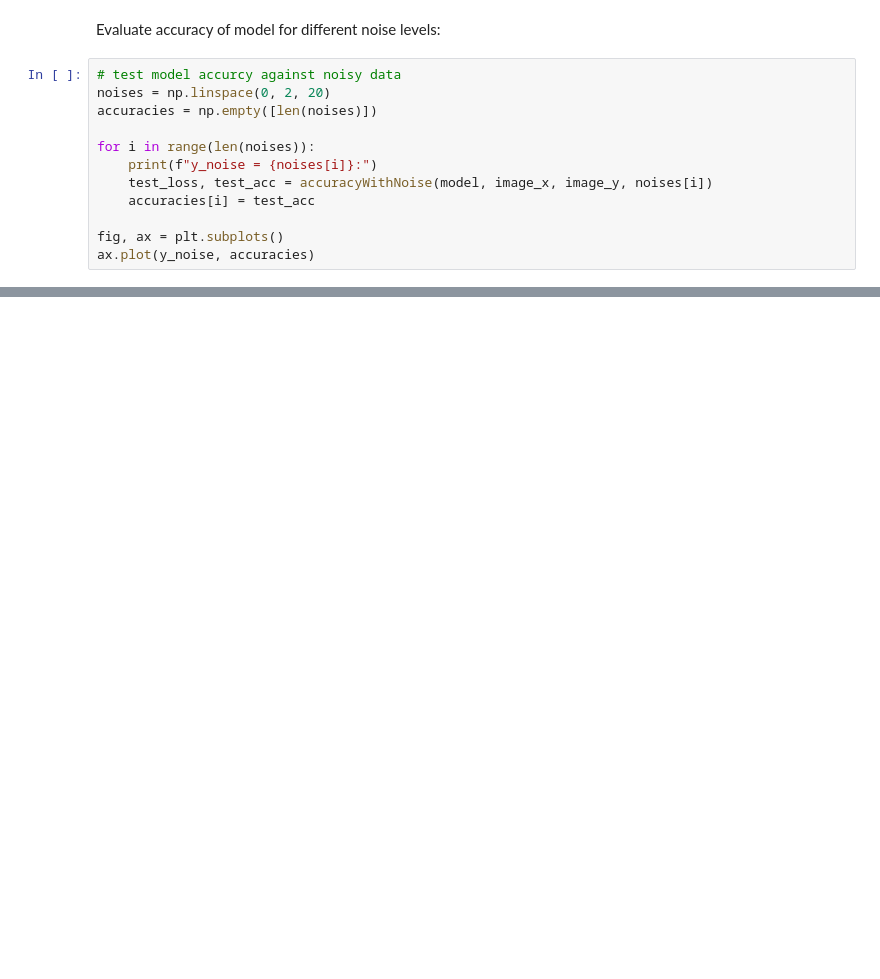
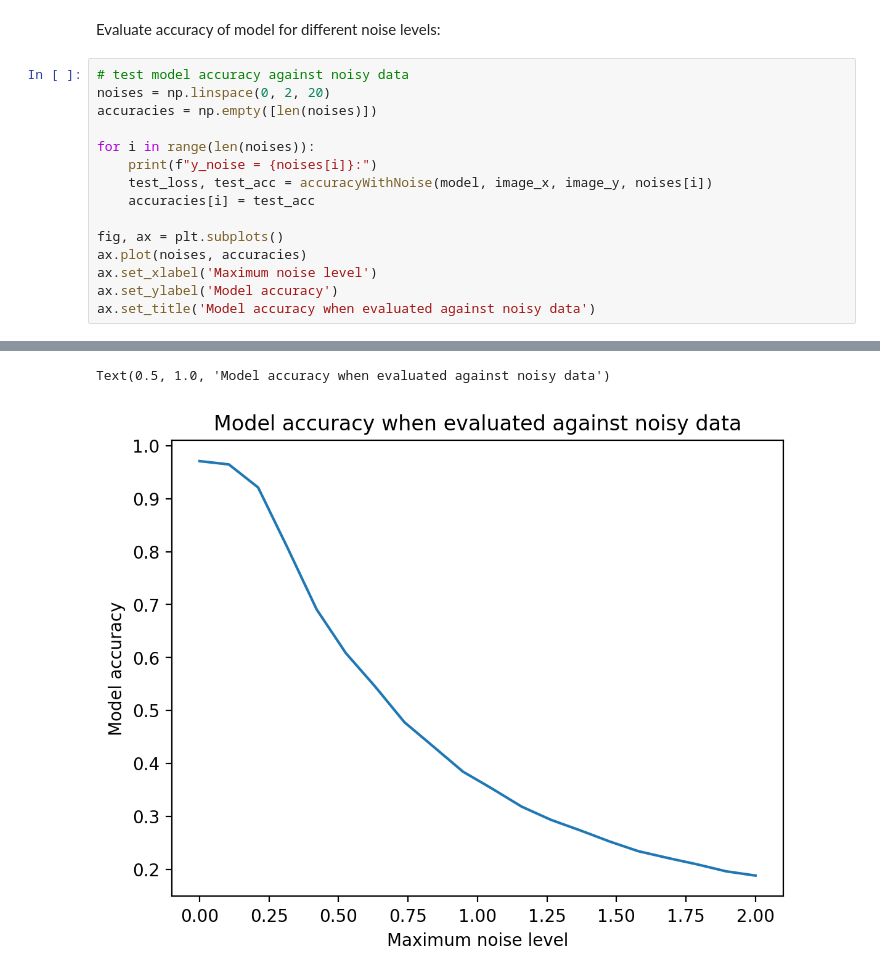
Before and after one commit to rhtweedie/ml_assignments, a Jupyter notebook: ImageRecognition.ipynb, the cells around one changed output, grey strips where cells are left out. Drawn from its saved outputs; the diff is of its cells as text; blank space fills up the shorter version.

```diff
--- a/ImageRecognition.ipynb
+++ b/ImageRecognition.ipynb
@@ -166,7 +166,7 @@ Epoch 10/10
 # %% [markdown]
 Evaluate accuracy of model for different noise levels:
 # %%
-# test model accurcy against noisy data
+# test model accuracy against noisy data
 noises = np.linspace(0, 2, 20)
 accuracies = np.empty([len(noises)])
 
@@ -176,6 +176,9 @@ for i in range(len(noises)):
     accuracies[i] = test_acc
 
 fig, ax = plt.subplots()
-ax.plot(y_noise, accuracies)
+ax.plot(noises, accuracies)
+ax.set_xlabel('Maximum noise level')
+ax.set_ylabel('Model accuracy')
+ax.set_title('Model accuracy when evaluated against noisy data')
 # %% [output]
 y_noise = 0.0:
@@ -198,3 +201,5 @@ y_noise = 2.0:
+Text(0.5, 1.0, 'Model accuracy when evaluated against noisy data')
+[figure, added]
 # %%
 
 fig, ax = plt.subplots()
```
Also changed, not shown: parts of 10 cells of this notebook, 1 other file.
